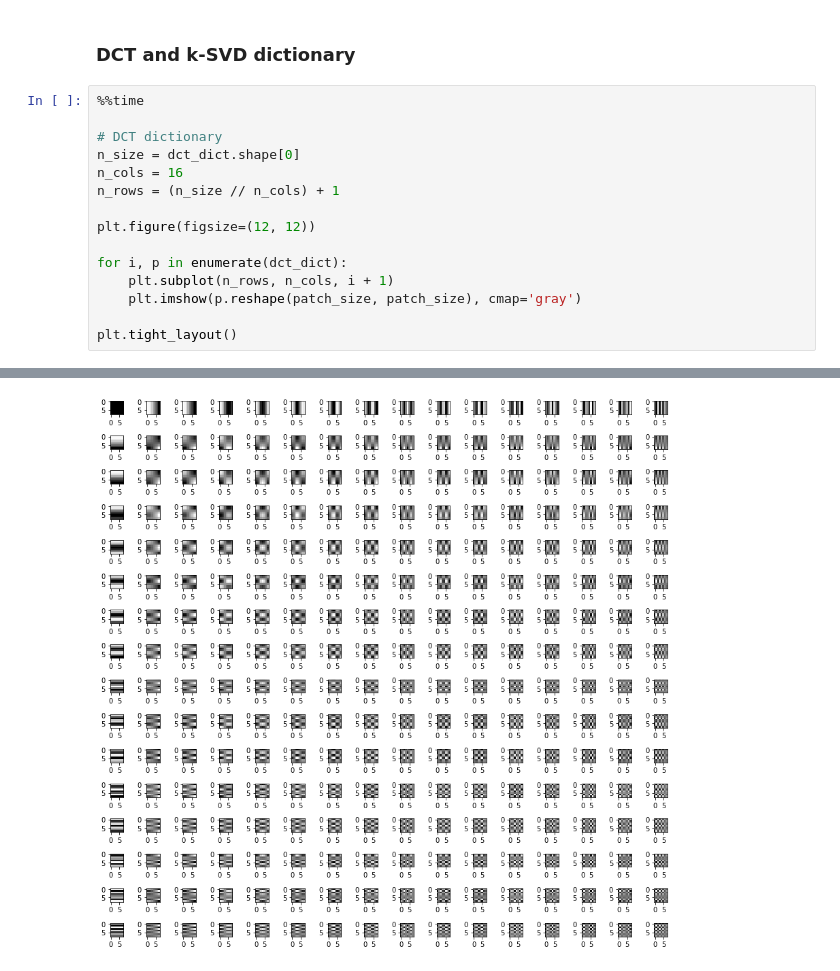
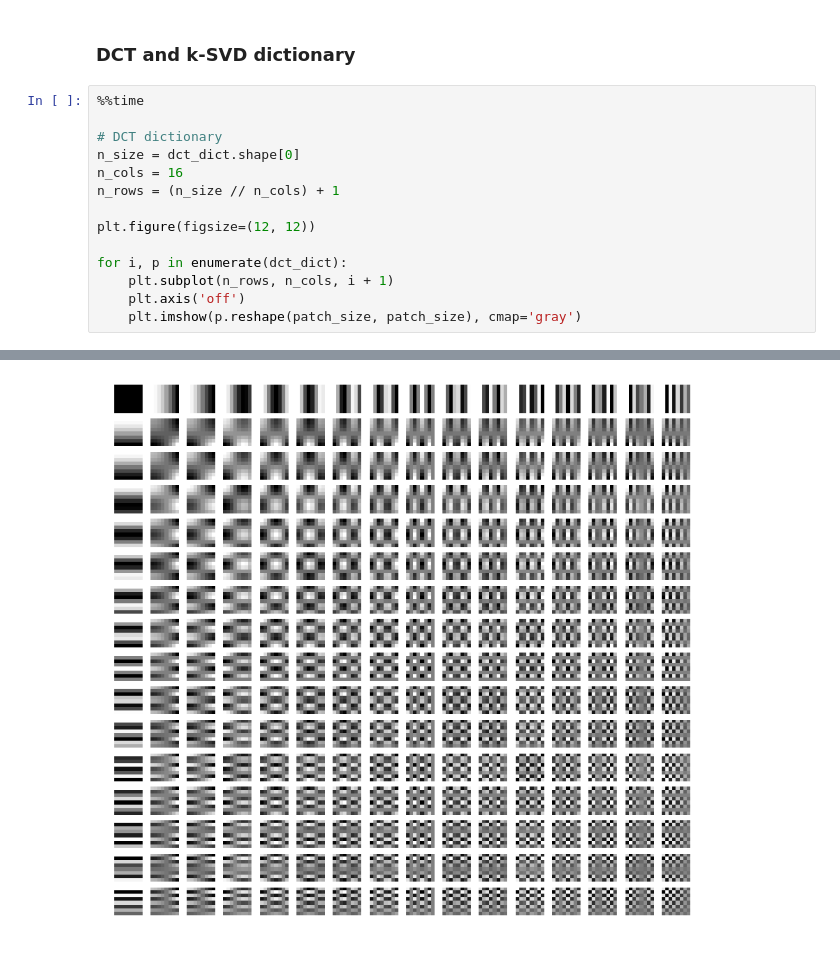
Before and after one commit to hacarus/spm-image, a Jupyter notebook: examples/ksvd_inpainting.ipynb, the cells around one changed output, grey strips where cells are left out. Saved outputs shown, nothing was run; the diff lists cells and outputs as text.

```diff
--- a/examples/ksvd_inpainting.ipynb
+++ b/examples/ksvd_inpainting.ipynb
@@ -168,7 +164,6 @@ plt.figure(figsize=(12, 12))
 
 for i, p in enumerate(dct_dict):
     plt.subplot(n_rows, n_cols, i + 1)
+    plt.axis('off')
     plt.imshow(p.reshape(patch_size, patch_size), cmap='gray')
-
-plt.tight_layout()
 # %% [output]
@@ -177,4 +172,4 @@ Wall time: 7.74 s
-[figure, old version]
+[figure, new version]
 # %%
 %%time
 
```
Also changed, not shown: parts of 12 cells of this notebook.
